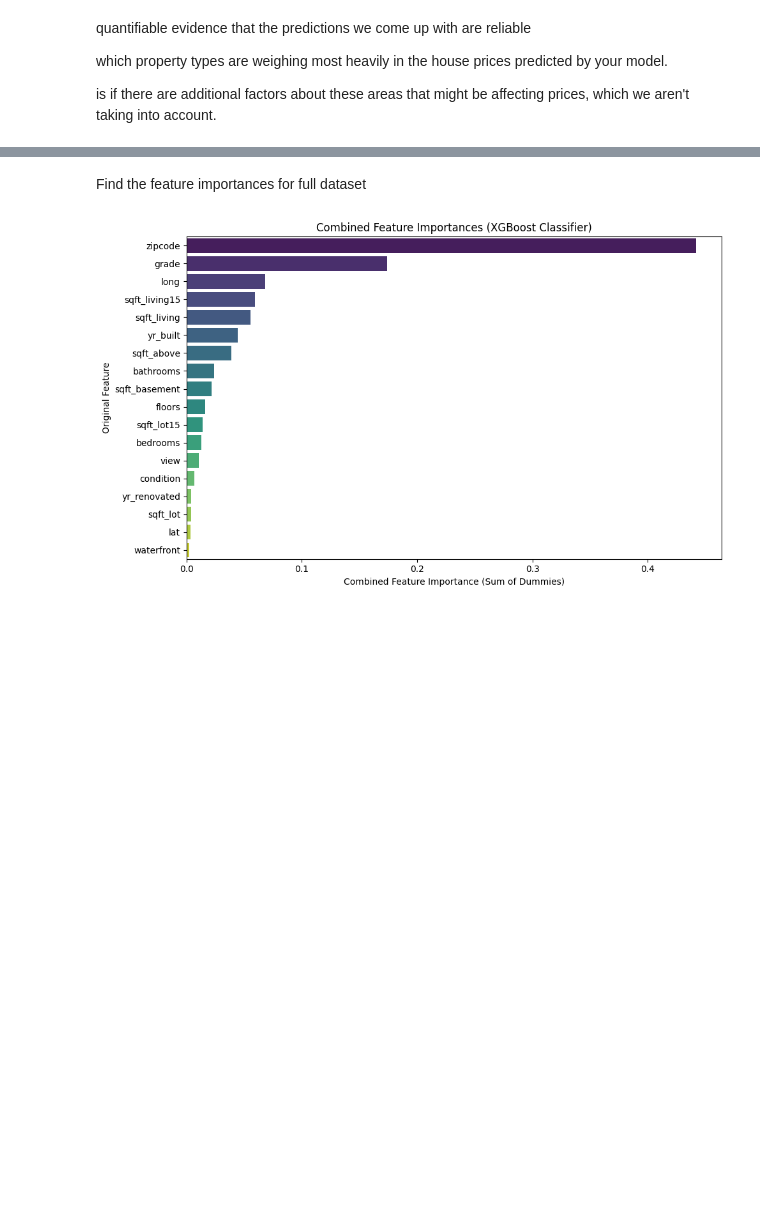
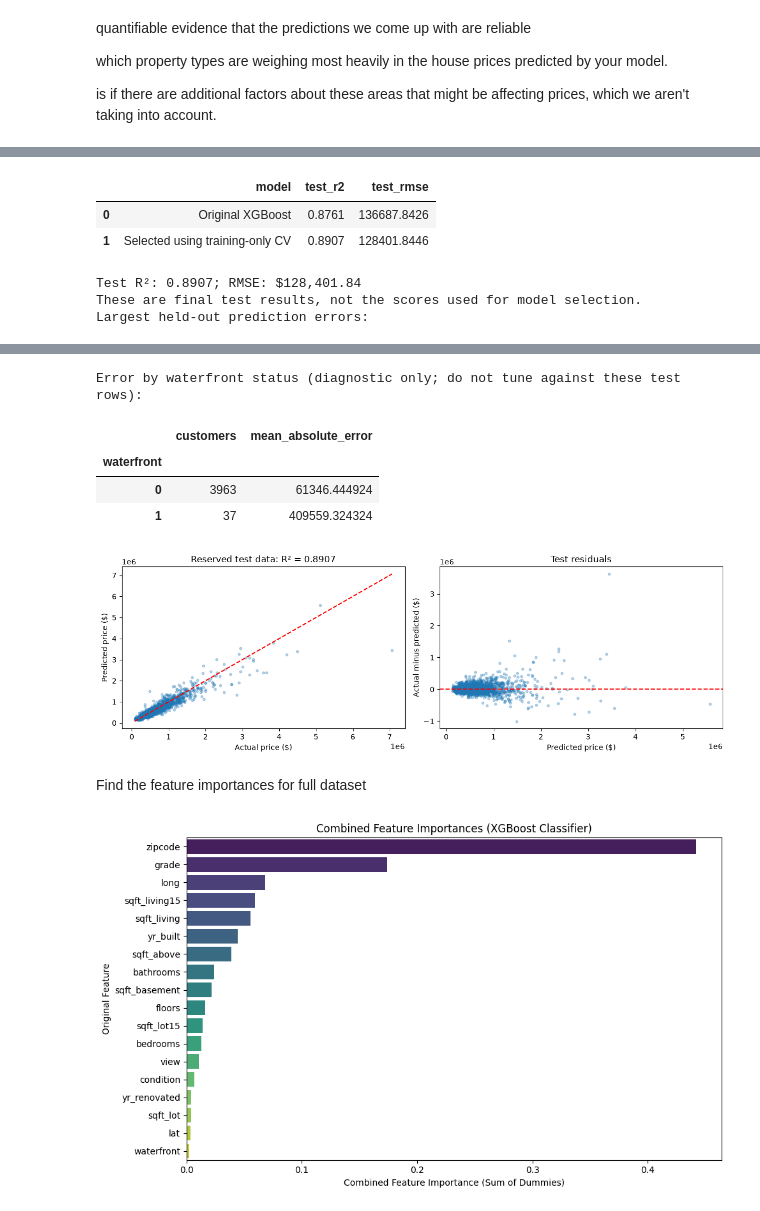
Before and after one commit to haydencase0/MachineLearning, a Jupyter notebook: notebooks/starter_housing.ipynb, the cells around one changed output, grey strips where cells are left out. Saved outputs shown, nothing was run; the diff lists cells and outputs as text; code cells hidden in the pictures; blank space fills up the shorter version.

Commit message:
models commit

```diff
--- a/notebooks/starter_housing.ipynb
+++ b/notebooks/starter_housing.ipynb
@@ -34,0 +20,14 @@ shape: (20_000, 21)
+# %%
+NOTEBOOK_DIR = Path.cwd() if Path('starter_housing.ipynb').exists() else Path.cwd() / 'notebooks'
+DATA_DIR = NOTEBOOK_DIR / 'data'
+DATA_DIR.mkdir(exist_ok=True)
+DATA_URL = 'https://raw.githubusercontent.com/byui-cse/cse450-course/master/data/'
+
+def course_housing(name):
+    cache = DATA_DIR / f'{name}.parquet'
+    if not cache.exists():
+        pd.read_csv(DATA_URL + name + '.csv').to_parquet(cache, index=False)
+    return pl.read_parquet(cache)
+
+housing = course_housing('housing')
+housing
@@ -67,0 +226,53 @@ Classifier Accuracy: 0.8845
+# %%
+# Reproduce the original model on the same test rows for a direct comparison.
+original_X = feature_sets['original']
+baseline_model = xgb.XGBRegressor(n_estimators=500, learning_rate=0.05, max_depth=6,
+    subsample=1, colsample_bytree=1, random_state=50, n_jobs=2)
+baseline_model.fit(original_X.iloc[train_rows], y[train_rows])
+baseline_predictions = baseline_model.predict(original_X.iloc[test_rows])
+
+X = feature_sets[selected_settings['features']]
+X_train, X_test = align_zipcodes(X.iloc[train_rows], X.iloc[test_rows],
+                                categorical=selected_settings['categorical_zip'])
+y_train, y_test = y[train_rows], y[test_rows]
+model = create_model(selected_settings, n_estimators=selected_rounds)
+model.fit(X_train, np.log1p(y_train) if selected_settings['log_price'] else y_train)
+y_pred = predict_price(model, X_test, selected_settings['log_price'])
+rmse = float(np.sqrt(mean_squared_error(y_test, y_pred)))
+r2 = float(r2_score(y_test, y_pred))
+performance = pd.DataFrame([
+    {'model': 'Original XGBoost', 'test_r2': r2_score(y_test, baseline_predictions),
+     'test_rmse': np.sqrt(mean_squared_error(y_test, baseline_predictions))},
+    {'model': 'Selected using training-only CV', 'test_r2': r2, 'test_rmse': rmse},
+])
+display(performance.round(4))
+print(f'Test R²: {r2:.4f}; RMSE: ${rmse:,.2f}')
+print('These are final test results, not the scores used for model selection.')
+
+diagnostics = source.iloc[test_rows][['id', 'zipcode', 'grade', 'waterfront', 'sqft_living', 'price']].copy()
+diagnostics['predicted_price'] = y_pred
+diagnostics['residual'] = y_test - y_pred
+diagnostics['absolute_error'] = np.abs(diagnostics['residual'])
+print('Largest held-out prediction errors:')
+display(diagnostics.sort_values('absolute_error', ascending=False).head(10))
+print('Error by waterfront status (diagnostic only; do not tune against these test rows):')
+display(diagnostics.groupby('waterfront').agg(
+    customers=('price', 'size'), mean_absolute_error=('absolute_error', 'mean')))
+
+fig, axes = plt.subplots(1, 2, figsize=(12, 4))
+axes[0].scatter(y_test, y_pred, alpha=0.3, s=10)
+limits = [min(y_test.min(), y_pred.min()), max(y_test.max(), y_pred.max())]
+axes[0].plot(limits, limits, color='red', linestyle='--')
+axes[0].set(xlabel='Actual price ($)', ylabel='Predicted price ($)', title=f'Reserved test data: R² = {r2:.4f}')
+axes[1].scatter(y_pred, y_test - y_pred, alpha=0.3, s=10)
+axes[1].axhline(0, color='red', linestyle='--')
+axes[1].set(xlabel='Predicted price ($)', ylabel='Actual minus predicted ($)', title='Test residuals')
+plt.tight_layout()
+plt.show()
+# %% [output]
+|  | model | test_r2 | test_rmse |
+| 0 | Original XGBoost | 0.8761 | 136687.8426 |
+| 1 | Selected using training-only CV | 0.8907 | 128401.8446 |
+Test R²: 0.8907; RMSE: $128,401.84
+These are final test results, not the scores used for model selection.
+Largest held-out prediction errors:
@@ -67,0 +290,6 @@ Classifier Accuracy: 0.8845
+Error by waterfront status (diagnostic only; do not tune against these test rows):
+|  | customers | mean_absolute_error |
+| waterfront |  |  |
+| 0 | 3963 | 61346.444924 |
+| 1 | 37 | 409559.324324 |
+[figure, added]
```
Also changed, not shown: parts of 10 cells of this notebook, 2 other files.
